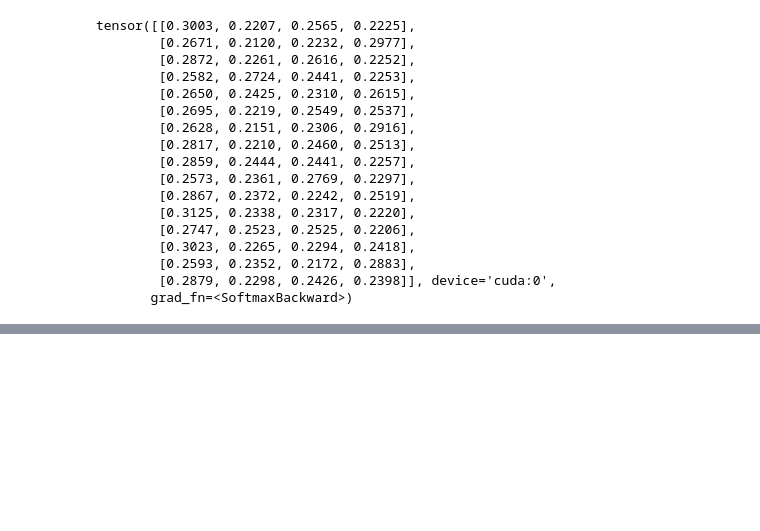
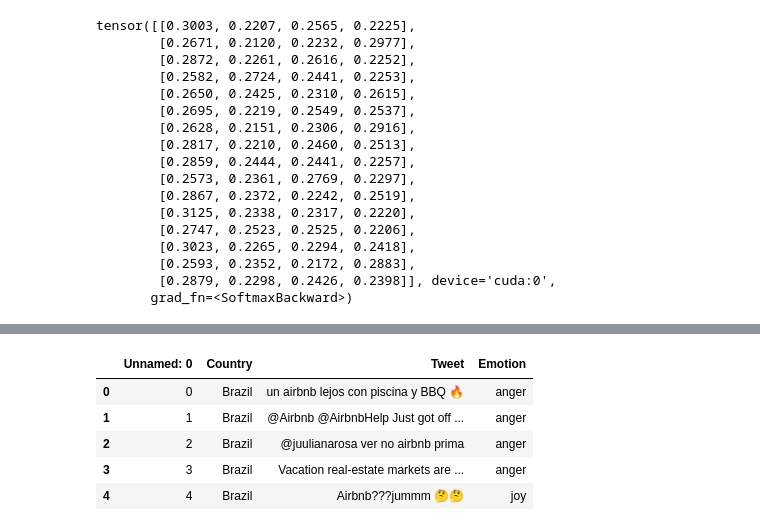
Before and after one commit to tushar1210/Emotional-Anlaysis-BERT, a Jupyter notebook: RoBERTa.ipynb, the cells around one changed output, grey strips where cells are left out. Saved outputs shown, nothing was run; the diff lists cells and outputs as text; code cells hidden in the pictures; blank space fills up the shorter version.

```diff
--- a/RoBERTa.ipynb
+++ b/RoBERTa.ipynb
@@ -610,0 +648,9 @@ Sentiment  : anger
+# %%
+final_df.head()
+# %% [output]
+|  | Unnamed: 0 | Country | Tweet | Emotion |
+| 0 | 0 | Brazil | un airbnb lejos con piscina y BBQ 🔥 | anger |
+| 1 | 1 | Brazil | @Airbnb @AirbnbHelp Just got off ... | anger |
+| 2 | 2 | Brazil | @juulianarosa ver no airbnb prima | anger |
+| 3 | 3 | Brazil | Vacation real-estate markets are ... | anger |
+| 4 | 4 | Brazil | Airbnb???jummm 🤔🤔 | joy |
```
Also changed, not shown: parts of 46 cells of this notebook.
